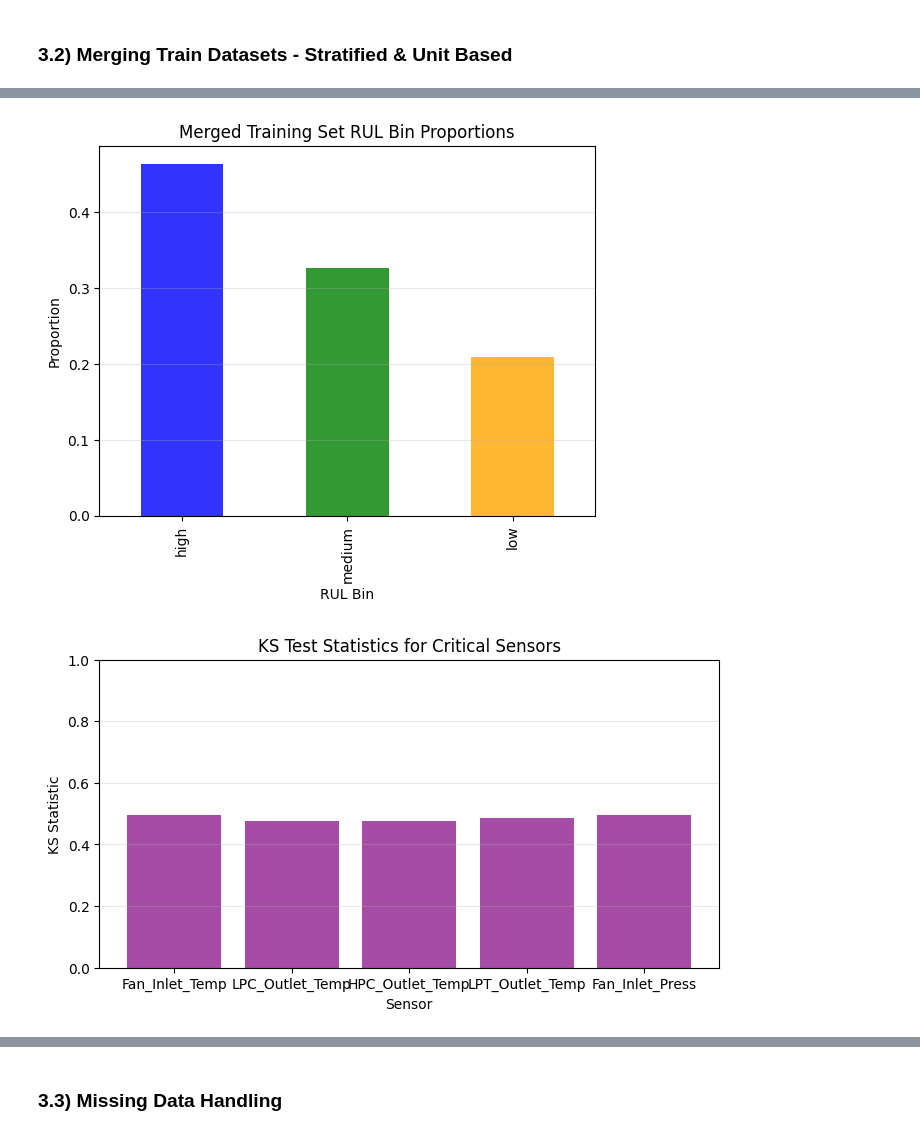
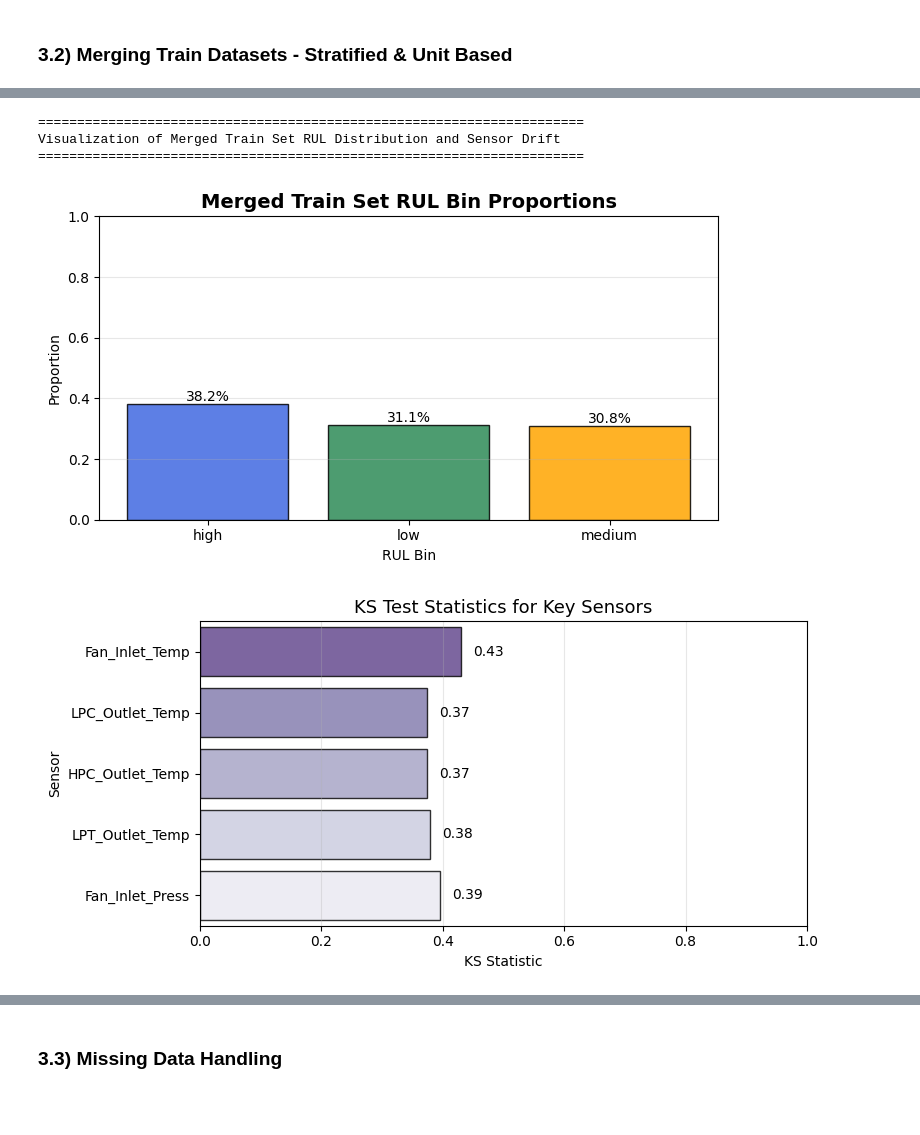
Before and after one commit to canozkan17/ROS2-Based-Smart-Factory-Digital-Twin, a Jupyter notebook: CMAPSS_ML_training.ipynb, the cells around one changed output, grey strips where cells are left out. Cells and saved outputs as stored; diff of their text form; code cells hidden in the pictures; blank space fills up the shorter version.

Commit message:
knn imputer + unit conversion + fault based mapping + sensor mapping & clipping

```diff
--- a/CMAPSS_ML_training.ipynb
+++ b/CMAPSS_ML_training.ipynb
@@ -1537,34 +1669,61 @@ FD004 Quantiles → Q1: 199, Q2: 267
 # %%
 # 16A / Visualization of merged train set RUL distribution
 
-train_full['RUL_bin'].value_counts(normalize=True).plot(
-    kind='bar',
-    color=['blue', 'green', 'orange'],
-    alpha=0.8
-)
-plt.title('Merged Training Set RUL Bin Proportions')
-plt.xlabel('RUL Bin')
-plt.ylabel('Proportion')
-plt.grid(axis='y', alpha=0.3)
+print_header("Visualization of Merged Train Set RUL Distribution and Sensor Drift")
+# RUL Bin Distribution (Bar + Annotated Percentages)
+fig, ax = plt.subplots(figsize=(7, 4))
+rul_bin_props = train_full['RUL_bin'].value_counts(normalize=True).sort_index()
+bars = ax.bar(rul_bin_props.index.astype(str), rul_bin_props.values,
+              color=['royalblue', 'seagreen', 'orange'], alpha=0.85, edgecolor='black')
+ax.set_title('Merged Train Set RUL Bin Proportions', fontsize=14, fontweight='bold')
+ax.set_xlabel('RUL Bin')
+ax.set_ylabel('Proportion')
+ax.set_ylim(0, 1)
+ax.grid(axis='y', alpha=0.3)
+for bar in bars:
+    ax.annotate(f"{bar.get_height()*100:.1f}%",
+                (bar.get_x() + bar.get_width() / 2, bar.get_height()),
+                ha='center', va='bottom', fontsize=10)
+plt.tight_layout()
 plt.show()
 
-plt.figure(figsize=(8,4))
-plt.bar(sensor_cols, ks_stats, color='Purple', alpha=0.7)
-plt.title('KS Test Statistics for Critical Sensors')
-plt.xlabel('Sensor')
-plt.ylabel('KS Statistic')
-plt.ylim(0, 1)
-plt.grid(axis='y', alpha=0.3)
+# KS Test Statistics for Top 5 Sensors
+plt.figure(figsize=(8, 4))
+ks_sensor_names = ks_cols[:5]  # First 5 sensors
+sns.barplot(x=ks_vals, y=ks_sensor_names, palette='Purples_r', alpha=0.8, edgecolor='black')
+plt.title('KS Test Statistics for Key Sensors', fontsize=13)
+plt.xlabel('KS Statistic')
+plt.ylabel('Sensor')
+plt.xlim(0, 1)
+for i, v in enumerate(ks_vals[:5]):
+    plt.text(v + 0.02, i, f"{v:.2f}", va='center', fontsize=10)
+plt.grid(axis='x', alpha=0.3)
+plt.tight_layout()
 plt.show()
 
+# Cycle vs RUL Joint Distribution (Hexbin for density insight)
 if 'cycle' in train_full.columns and 'RUL' in train_full.columns:
-    plt.figure(figsize=(6,4))
-    plt.scatter(train_full['cycle'], train_full['RUL'], alpha=0.1, s=5, color='Green')
-    plt.title('Cycle vs RUL Scatter Plot (Merged Training Set)')
+    plt.figure(figsize=(7, 4))
+    plt.hexbin(train_full['cycle'], train_full['RUL'], gridsize=60, cmap='YlGnBu', mincnt=1)
+    plt.title('Cycle vs RUL Joint Density (Merged Train Set)', fontsize=13)
     plt.xlabel('Cycle')
     plt.ylabel('RUL')
+    cb = plt.colorbar()
+    cb.set_label('Sample Count')
     plt.grid(alpha=0.3)
+    plt.tight_layout()
     plt.show()
+
+# Pairplot for Top 3 Sensors with Highest KS Statistic (for visual drift insight)
+top_ks_indices = sorted(range(len(ks_vals)), key=lambda i: ks_vals[i], reverse=True)[:3]
+top_ks_sensors = [ks_sensor_names[i] for i in top_ks_indices]
+sample_df = train_full[top_ks_sensors + ['RUL_bin']].sample(2000, random_state=42)
+sns.pairplot(sample_df, hue='RUL_bin', palette='Set2', plot_kws={'alpha':0.5, 's':15})
+plt.suptitle('Pairplot of Top 3 Drifted Sensors by RUL Bin', y=1.02, fontsize=13)
+plt.show()
 # %% [output]
+======================================================================
+Visualization of Merged Train Set RUL Distribution and Sensor Drift
+======================================================================
-[figure, old version]
+[figure, new version]
-[figure, old version]
+[figure, new version]
```
Also changed, not shown: parts of 17 cells of this notebook.
